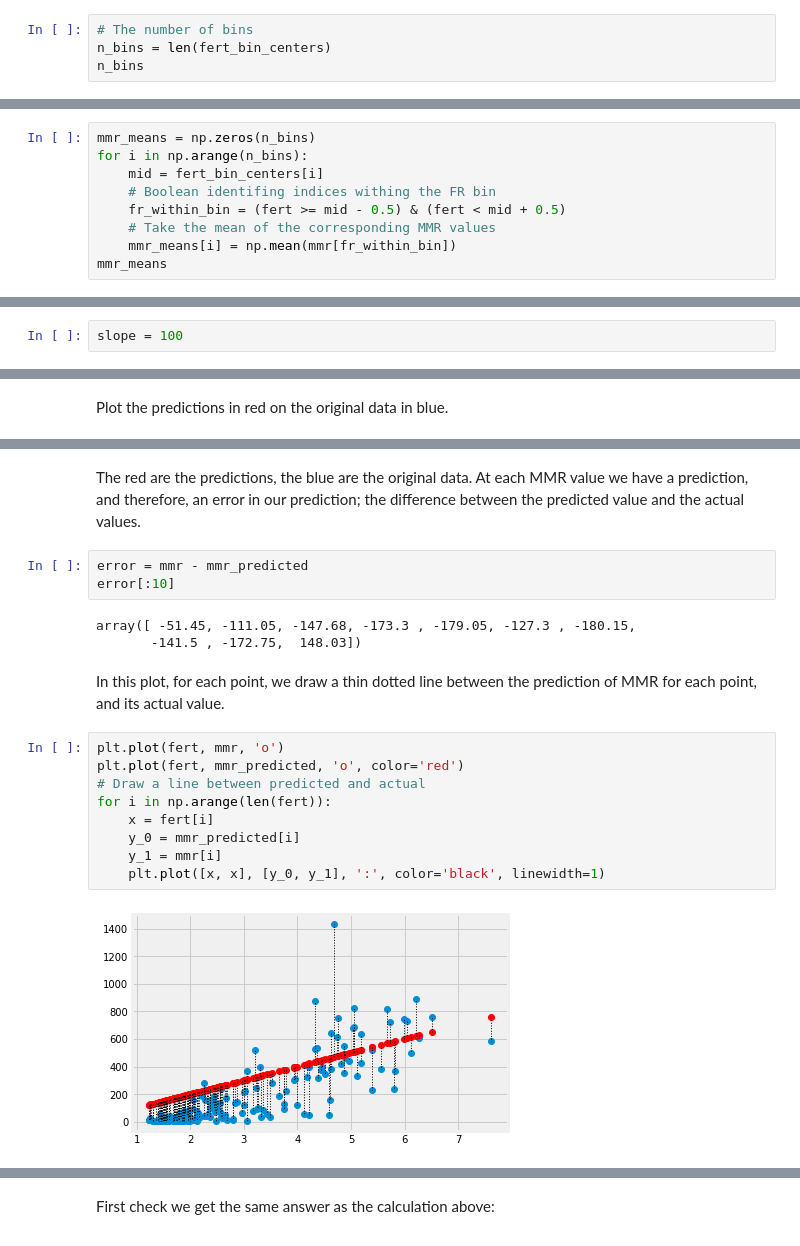
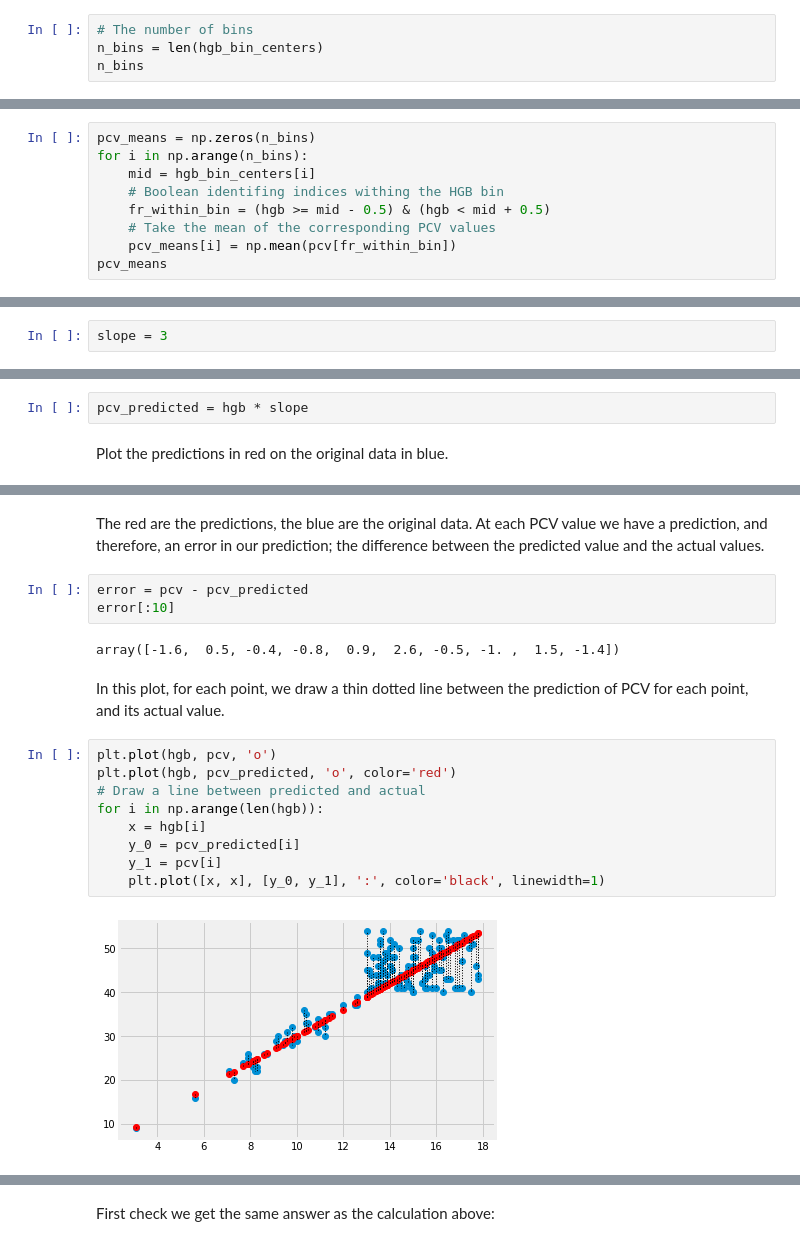
Before and after one commit to matthew-brett/cfd2019, a Jupyter notebook: notebooks/08/mean_and_slopes.ipynb, the cells around one changed output, grey strips where cells are left out. Drawn from its saved outputs; the diff is of its cells as text.

```diff
--- a/notebooks/08/mean_and_slopes.ipynb
+++ b/notebooks/08/mean_and_slopes.ipynb
@@ -143,5 +180,5 @@ array([1.5, 2.5, 3.5, 4.5, 5.5, 6.5, 7.5])
 # %%
 # The number of bins
-n_bins = len(fert_bin_centers)
+n_bins = len(hgb_bin_centers)
 n_bins
 # %% [output]
@@ -159,10 +196,10 @@ Take the mean of the MMR values for each bin.
 # %%
-mmr_means = np.zeros(n_bins)
+pcv_means = np.zeros(n_bins)
 for i in np.arange(n_bins):
-    mid = fert_bin_centers[i]
-    # Boolean identifing indices withing the FR bin
-    fr_within_bin = (fert >= mid - 0.5) & (fert < mid + 0.5)
-    # Take the mean of the corresponding MMR values
-    mmr_means[i] = np.mean(mmr[fr_within_bin])
-mmr_means
+    mid = hgb_bin_centers[i]
+    # Boolean identifing indices withing the HGB bin
+    fr_within_bin = (hgb >= mid - 0.5) & (hgb < mid + 0.5)
+    # Take the mean of the corresponding PCV values
+    pcv_means[i] = np.mean(pcv[fr_within_bin])
+pcv_means
 # %% [output]
@@ -198,3 +245,3 @@ Let's guess the slope is 100.
 # %%
-slope = 100
+slope = 3
 # %% [markdown]
@@ -210,3 +255,5 @@ mmr_predicted = fert * slope
+# %%
+pcv_predicted = hgb * slope
 # %% [markdown]
 Plot the predictions in red on the original data in blue.
 # %%
@@ -218,21 +265,23 @@ plt.plot(fert, mmr_predicted, 'o', color='red')
 # %% [markdown]
-The red are the predictions, the blue are the original data.  At each MMR value we have a prediction, and therefore, an error in our prediction; the difference between the predicted value and the actual values.
+The red are the predictions, the blue are the original data.  At each PCV value
+we have a prediction, and therefore, an error in our prediction; the difference
+between the predicted value and the actual values.
 # %%
-error = mmr - mmr_predicted
+error = pcv - pcv_predicted
 error[:10]
 # %% [output]
-array([ -51.45, -111.05, -147.68, -173.3 , -179.05, -127.3 , -180.15,
-       -141.5 , -172.75,  148.03])
+array([-1.6,  0.5, -0.4, -0.8,  0.9,  2.6, -0.5, -1. ,  1.5, -1.4])
 # %% [markdown]
-In this plot, for each point, we draw a thin dotted line between the prediction of MMR for each point, and its actual value.
+In this plot, for each point, we draw a thin dotted line between the prediction
+of PCV for each point, and its actual value.
 # %%
-plt.plot(fert, mmr, 'o')
-plt.plot(fert, mmr_predicted, 'o', color='red')
+plt.plot(hgb, pcv, 'o')
+plt.plot(hgb, pcv_predicted, 'o', color='red')
 # Draw a line between predicted and actual
-for i in np.arange(len(fert)):
-    x = fert[i]
-    y_0 = mmr_predicted[i]
-    y_1 = mmr[i]
+for i in np.arange(len(hgb)):
+    x = hgb[i]
+    y_0 = pcv_predicted[i]
+    y_1 = pcv[i]
     plt.plot([x, x], [y_0, y_1], ':', color='black', linewidth=1)
 # %% [output]
-[figure, old version]
+[figure, new version]
```
Also changed, not shown: parts of 66 cells of this notebook, 5 other files.
